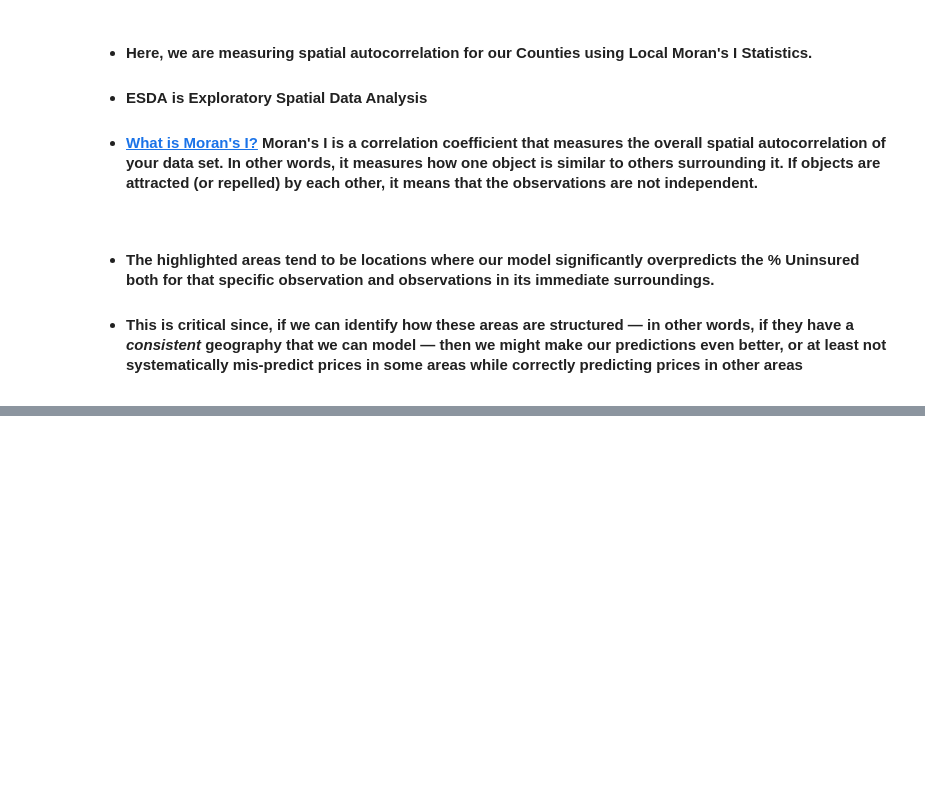
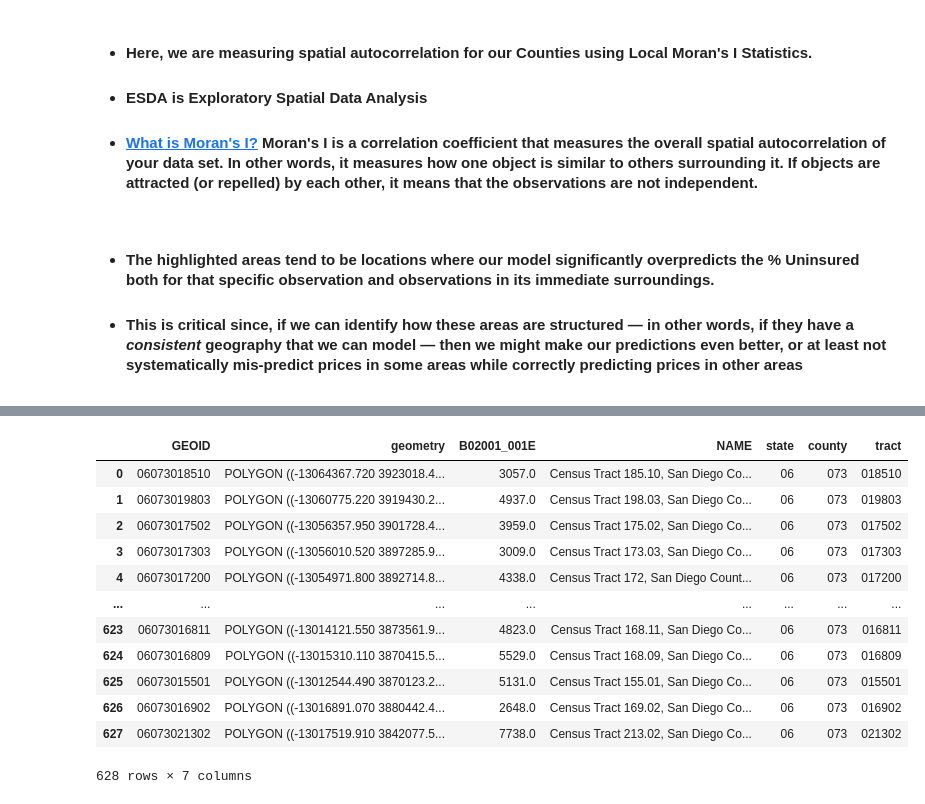
Before and after one commit to Myself1214/Pushing-P-Breakers, a Jupyter notebook: GWR_Model.ipynb, the cells around one changed output, grey strips where cells are left out. Saved outputs shown, nothing was run; the diff lists cells and outputs as text; code cells hidden in the pictures; blank space fills up the shorter version.

```diff
--- a/GWR_Model.ipynb
+++ b/GWR_Model.ipynb
@@ -394,0 +407,23 @@ array([[-1.59495070e-01],
+# %%
+acs = cenpy.products.ACS()
+sd_pop = acs.from_msa(
+    "San Diego, CA",
+    level = "tract",
+    variables=['B02001_001E']
+)
+# %%
+sd_pop
+# %% [output]
+|  | GEOID | geometry | B02001_001E | NAME | state | county | tract |
+| 0 | 06073018510 | POLYGON ((-13064367.720 3923018.4... | 3057.0 | Census Tract 185.10, San Diego Co... | 06 | 073 | 018510 |
+| 1 | 06073019803 | POLYGON ((-13060775.220 3919430.2... | 4937.0 | Census Tract 198.03, San Diego Co... | 06 | 073 | 019803 |
+| 2 | 06073017502 | POLYGON ((-13056357.950 3901728.4... | 3959.0 | Census Tract 175.02, San Diego Co... | 06 | 073 | 017502 |
+| 3 | 06073017303 | POLYGON ((-13056010.520 3897285.9... | 3009.0 | Census Tract 173.03, San Diego Co... | 06 | 073 | 017303 |
+| 4 | 06073017200 | POLYGON ((-13054971.800 3892714.8... | 4338.0 | Census Tract 172, San Diego Count... | 06 | 073 | 017200 |
+| ... | ... | ... | ... | ... | ... | ... | ... |
+| 623 | 06073016811 | POLYGON ((-13014121.550 3873561.9... | 4823.0 | Census Tract 168.11, San Diego Co... | 06 | 073 | 016811 |
+| 624 | 06073016809 | POLYGON ((-13015310.110 3870415.5... | 5529.0 | Census Tract 168.09, San Diego Co... | 06 | 073 | 016809 |
+| 625 | 06073015501 | POLYGON ((-13012544.490 3870123.2... | 5131.0 | Census Tract 155.01, San Diego Co... | 06 | 073 | 015501 |
+| 626 | 06073016902 | POLYGON ((-13016891.070 3880442.4... | 2648.0 | Census Tract 169.02, San Diego Co... | 06 | 073 | 016902 |
+| 627 | 06073021302 | POLYGON ((-13017519.910 3842077.5... | 7738.0 | Census Tract 213.02, San Diego Co... | 06 | 073 | 021302 |
+628 rows × 7 columns
```
Also changed, not shown: parts of 14 cells of this notebook, 3 other files.
